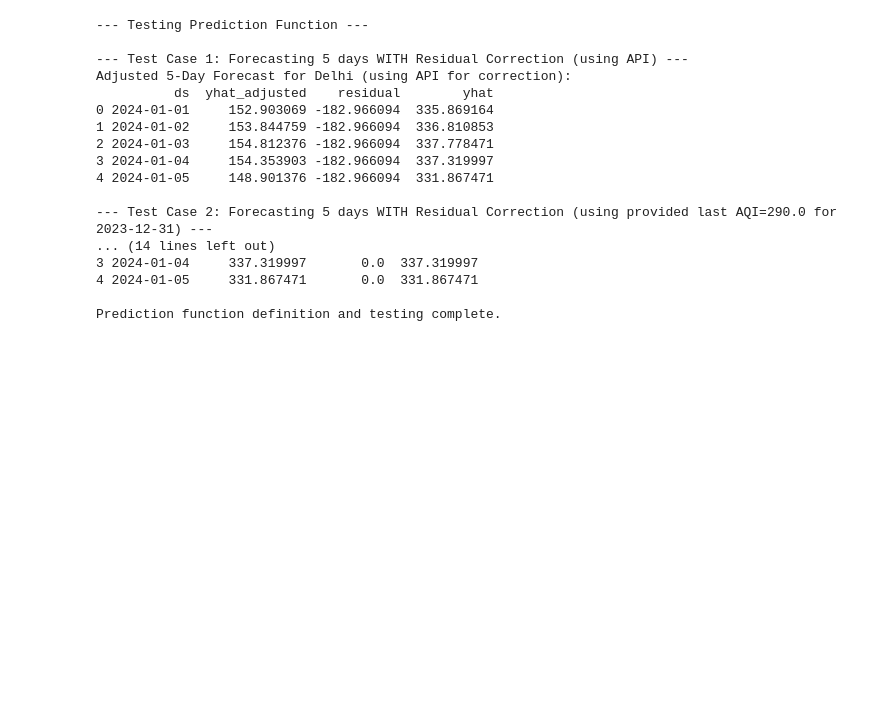
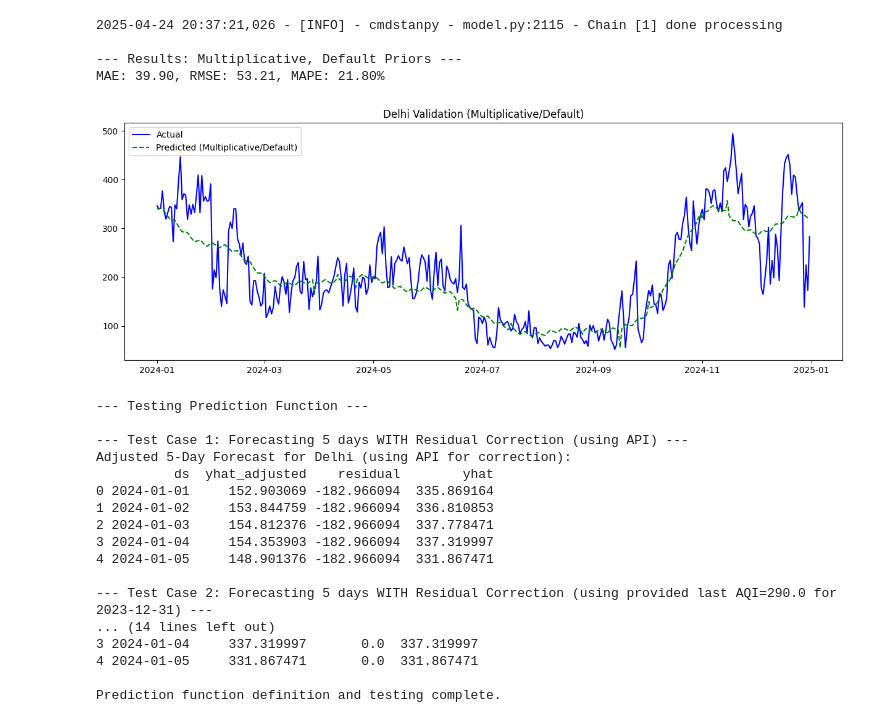
Before and after one commit to cp099/BreatheEasy, a Jupyter notebook: notebook/2_AQI_Forecasting_Development.ipynb, the cells around one changed output. Drawn from its saved outputs; the diff is of its cells as text; code cells hidden in the pictures; blank space fills up the shorter version.

Commit message:
Update forecasting notebook with tuning experiments and results

```diff
--- a/notebook/2_AQI_Forecasting_Development.ipynb
+++ b/notebook/2_AQI_Forecasting_Development.ipynb
@@ -420,2 +417,46 @@ Mean Absolute Percentage Error (MAPE): 21.71%
 [figure]
 Improved model evaluation complete.
+# %%
+# Cell 3B: Test Multiplicative Seasonality, Default Priors
+
+logging.info("--- Testing Config: Multiplicative, Default Priors ---")
+model_multiplicative_default = Prophet(
+    yearly_seasonality=True,
+    weekly_seasonality=True,
+    daily_seasonality=False,
+    seasonality_mode='multiplicative', # CHANGED
+    changepoint_prior_scale=0.05,    # Prophet default
+    seasonality_prior_scale=10.0,    # Prophet default
+    holidays_prior_scale=10.0        # Prophet default
+)
+try: model_multiplicative_default.add_country_holidays(country_name='IN')
+except Exception as e: logging.warning(f"Could not add holidays: {e}")
+
+logging.info("Fitting Multiplicative/Default model...")
+model_multiplicative_default.fit(train_df)
+logging.info("Fitting complete.")
+
+logging.info("Predicting on validation set...")
+future_multiplicative_default = model_multiplicative_default.make_future_dataframe(periods=len(validation_df))
+future_multiplicative_default = future_multiplicative_default[future_multiplicative_default['ds'] >= split_date]
+forecast_multiplicative_default = model_multiplicative_default.predict(future_multiplicative_default)
+
+logging.info("Evaluating Multiplicative/Default model...")
+eval_df_md = pd.merge(validation_df, forecast_multiplicative_default[['ds', 'yhat']], on='ds', how='inner')
+mae_md = mean_absolute_error(eval_df_md['y'], eval_df_md['yhat'])
+rmse_md = np.sqrt(mean_squared_error(eval_df_md['y'], eval_df_md['yhat']))
+y_true_md = eval_df_md['y']
+y_pred_md = eval_df_md['yhat']
+non_zero_mask_md = np.abs(y_true_md) > 1e-6
+mape_md = mean_absolute_percentage_error(y_true_md[non_zero_mask_md], y_pred_md[non_zero_mask_md]) * 100 if non_zero_mask_md.any() else np.nan
+
+print("\n--- Results: Multiplicative, Default Priors ---")
+print(f"MAE: {mae_md:.2f}, RMSE: {rmse_md:.2f}, MAPE: {mape_md:.2f}%")
+
+plt.figure(figsize=(15, 5))
+plt.plot(eval_df_md['ds'], eval_df_md['y'], label='Actual', color='blue')
+plt.plot(eval_df_md['ds'], eval_df_md['yhat'], label='Predicted (Multiplicative/Default)', color='green', linestyle='--')
+plt.title(f'{TARGET_CITY} Validation (Multiplicative/Default)')
+plt.legend()
+plt.show()
+# %% [output]
@@ -422,3 +466,8 @@ Improved model evaluation complete.
+2025-04-24 20:37:21,026 - [INFO] - cmdstanpy - model.py:2115 - Chain [1] done processing
+
+--- Results: Multiplicative, Default Priors ---
+MAE: 39.90, RMSE: 53.21, MAPE: 21.80%
+[figure, added]
 # %%
 # Cell 4: Prediction Function with Real-time Adjustment (Corrected)
 
```
Also changed, not shown: parts of 4 cells of this notebook.
